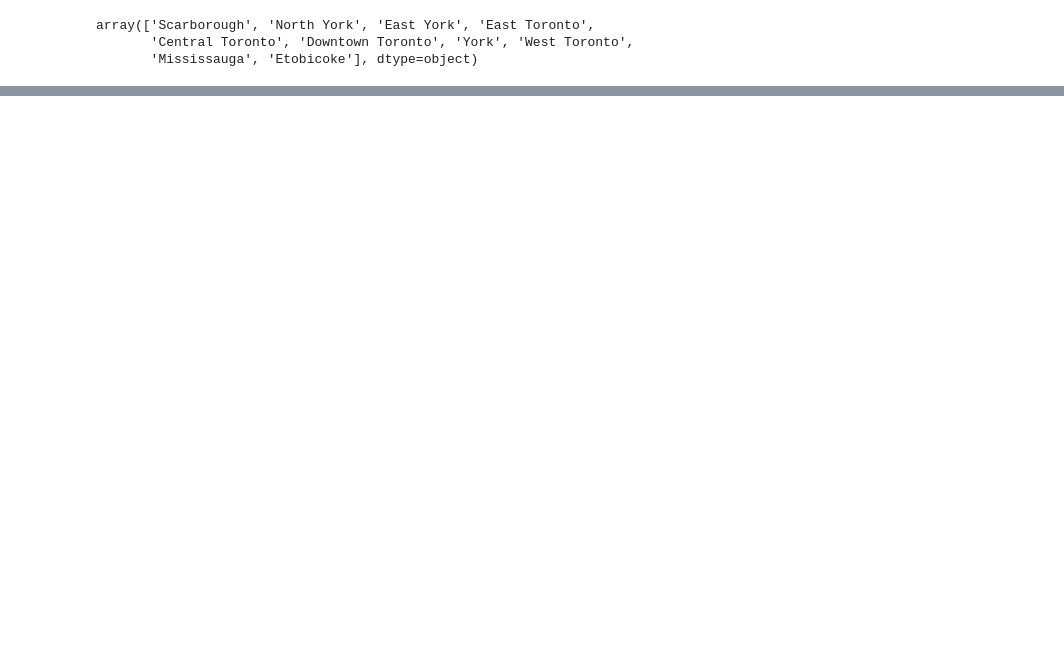
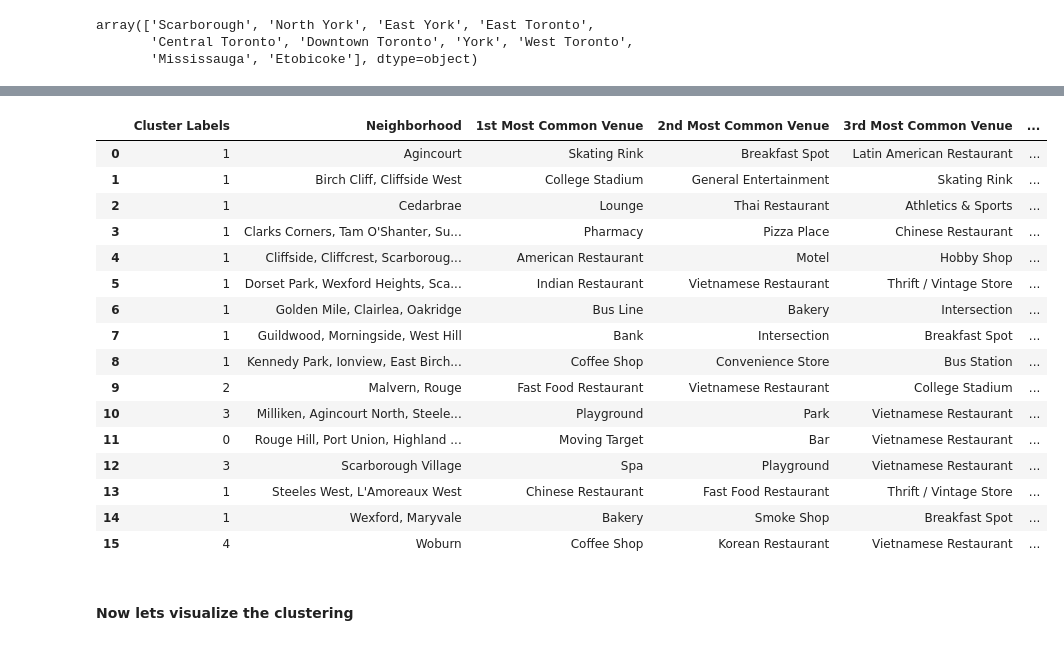
Before and after one commit to Jo-Sundaram/Coursera_Capstone, a Jupyter notebook: Coursera Capstone - Segmenting and Clustering.ipynb, the cells around one changed output, grey strips where cells are left out. Cells and saved outputs as stored; diff of their text form; code cells hidden in the pictures; blank space fills up the shorter version.

```diff
--- a/Coursera Capstone - Segmenting and Clustering.ipynb
+++ b/Coursera Capstone - Segmenting and Clustering.ipynb
@@ -257,0 +451,21 @@ As you can see, the data is formed into clusters by Borough
+# %%
+num_top_venues = 10
+
+indicators = ['st', 'nd', 'rd']
+
+# create columns according to number of top venues
+columns = ['Neighborhood']
+for ind in np.arange(num_top_venues):
+    try:
+        columns.append('{}{} Most Common Venue'.format(ind+1, indicators[ind]))
+    except:
+        columns.append('{}th Most Common Venue'.format(ind+1))
+
+# create a new dataframe
+neighborhoods_venues_sorted = pd.DataFrame(columns=columns)
+neighborhoods_venues_sorted['Neighborhood'] = scar_grouped['Neighborhood']
+
+for ind in np.arange(scar_grouped.shape[0]):
+    neighborhoods_venues_sorted.iloc[ind, 1:] = return_most_common_venues(scar_grouped.iloc[ind, :], num_top_venues)
+
+neighborhoods_venues_sorted.head()
@@ -257,0 +483,9 @@ As you can see, the data is formed into clusters by Borough
+# %%
+from sklearn.cluster import KMeans
+kclusters = 5
+scar_grouped_clustering = scar_grouped.drop('Neighborhood', 1)
+# run k-means clustering
+kmeans = KMeans(n_clusters=kclusters, random_state=0).fit(scar_grouped_clustering)
+
+# check cluster labels generated for each row in the dataframe
+kmeans.labels_[0:10]
@@ -257,0 +496,12 @@ As you can see, the data is formed into clusters by Borough
+# %%
+neighborhoods_venues_sorted.drop('Cluster Labels',1,inplace = True)  # drop column if it already exists
+# add clustering labels column
+neighborhoods_venues_sorted.insert(0, 'Cluster Labels', kmeans.labels_)
+
+
+scar_merged = scar_data
+
+# merge toronto_grouped with toronto_data to add latitude/longitude for each neighborhood
+scar_merged = scar_merged.join(neighborhoods_venues_sorted.set_index('Neighborhood'), on='Neighborhood')
+scar_merged.dropna(inplace = True)
+scar_merged.head()
@@ -257,0 +517,22 @@ As you can see, the data is formed into clusters by Borough
+# %%
+neighborhoods_venues_sorted
+# %% [output]
+|  | Cluster Labels | Neighborhood | 1st Most Common Venue | 2nd Most Common Venue | 3rd Most Common Venue | ... |
+| 0 | 1 | Agincourt | Skating Rink | Breakfast Spot | Latin American Restaurant | ... |
+| 1 | 1 | Birch Cliff, Cliffside West | College Stadium | General Entertainment | Skating Rink | ... |
+| 2 | 1 | Cedarbrae | Lounge | Thai Restaurant | Athletics & Sports | ... |
+| 3 | 1 | Clarks Corners, Tam O'Shanter, Su... | Pharmacy | Pizza Place | Chinese Restaurant | ... |
+| 4 | 1 | Cliffside, Cliffcrest, Scarboroug... | American Restaurant | Motel | Hobby Shop | ... |
+| 5 | 1 | Dorset Park, Wexford Heights, Sca... | Indian Restaurant | Vietnamese Restaurant | Thrift / Vintage Store | ... |
+| 6 | 1 | Golden Mile, Clairlea, Oakridge | Bus Line | Bakery | Intersection | ... |
+| 7 | 1 | Guildwood, Morningside, West Hill | Bank | Intersection | Breakfast Spot | ... |
+| 8 | 1 | Kennedy Park, Ionview, East Birch... | Coffee Shop | Convenience Store | Bus Station | ... |
+| 9 | 2 | Malvern, Rouge | Fast Food Restaurant | Vietnamese Restaurant | College Stadium | ... |
+| 10 | 3 | Milliken, Agincourt North, Steele... | Playground | Park | Vietnamese Restaurant | ... |
+| 11 | 0 | Rouge Hill, Port Union, Highland ... | Moving Target | Bar | Vietnamese Restaurant | ... |
+| 12 | 3 | Scarborough Village | Spa | Playground | Vietnamese Restaurant | ... |
+| 13 | 1 | Steeles West, L'Amoreaux West | Chinese Restaurant | Fast Food Restaurant | Thrift / Vintage Store | ... |
+| 14 | 1 | Wexford, Maryvale | Bakery | Smoke Shop | Breakfast Spot | ... |
+| 15 | 4 | Woburn | Coffee Shop | Korean Restaurant | Vietnamese Restaurant | ... |
+# %% [markdown]
+#### Now lets visualize the clustering
```
Also changed, not shown: parts of 86 cells of this notebook.
